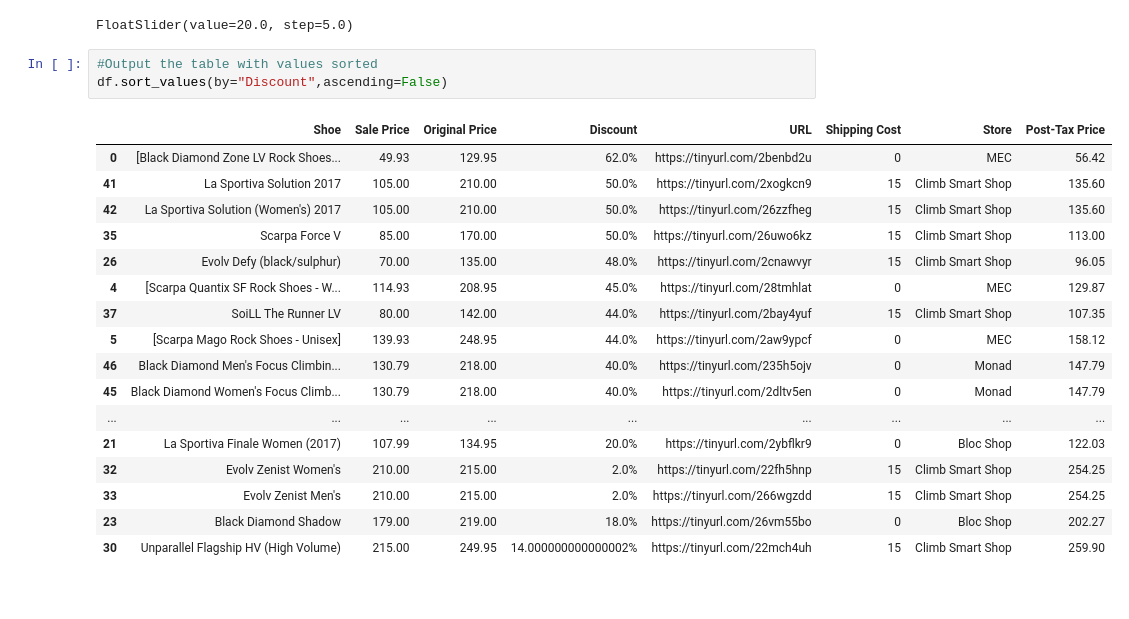
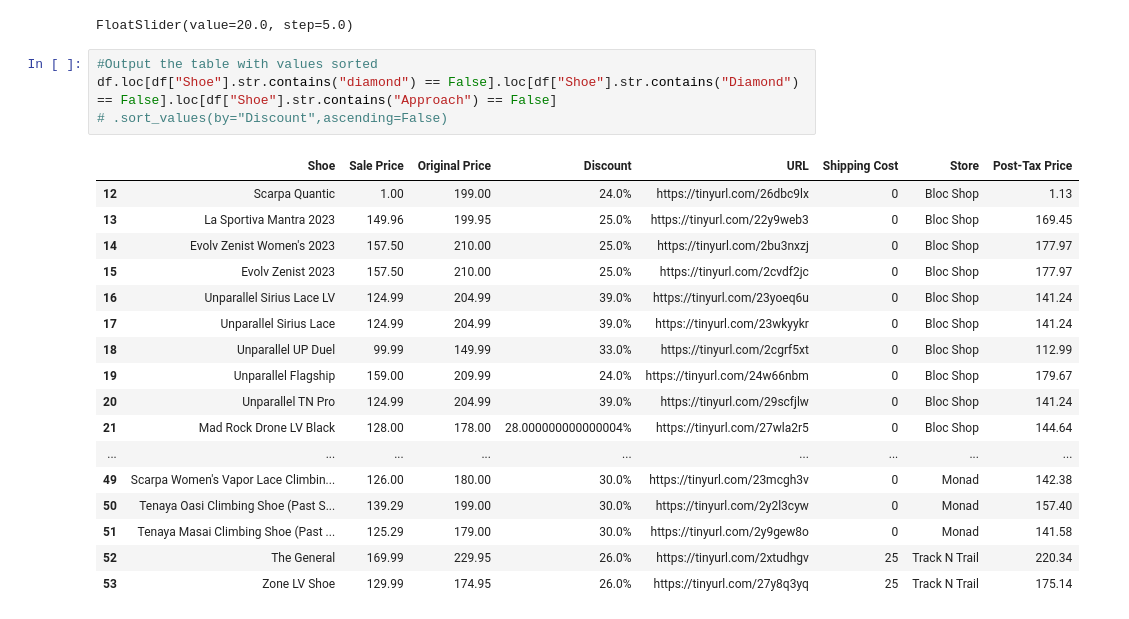
Before and after one commit to kbai612/Climbing-Shoes-Web-Scraping, a Jupyter notebook: Combined.ipynb, the cells around one changed output. Saved outputs shown, nothing was run; the diff lists cells and outputs as text.

```diff
--- a/Combined.ipynb
+++ b/Combined.ipynb
@@ -221,22 +219,23 @@ FloatText(value=20.0)
 FloatSlider(value=20.0, step=5.0)
 # %%
 #Output the table with values sorted
-df.sort_values(by="Discount",ascending=False)
+df.loc[df["Shoe"].str.contains("diamond") == False].loc[df["Shoe"].str.contains("Diamond") == False].loc[df["Shoe"].str.contains("Approach") == False]
+# .sort_values(by="Discount",ascending=False)
 # %% [output]
 |  | Shoe | Sale Price | Original Price | Discount | URL | Shipping Cost | Store | Post-Tax Price |
-| 0 | [Black Diamond Zone LV Rock Shoes... | 49.93 | 129.95 | 62.0% | https://tinyurl.com/2benbd2u | 0 | MEC | 56.42 |
-| 41 | La Sportiva Solution 2017 | 105.00 | 210.00 | 50.0% | https://tinyurl.com/2xogkcn9 | 15 | Climb Smart Shop | 135.60 |
-| 42 | La Sportiva Solution (Women's) 2017 | 105.00 | 210.00 | 50.0% | https://tinyurl.com/26zzfheg | 15 | Climb Smart Shop | 135.60 |
-| 35 | Scarpa Force V | 85.00 | 170.00 | 50.0% | https://tinyurl.com/26uwo6kz | 15 | Climb Smart Shop | 113.00 |
-| 26 | Evolv Defy (black/sulphur) | 70.00 | 135.00 | 48.0% | https://tinyurl.com/2cnawvyr | 15 | Climb Smart Shop | 96.05 |
-| 4 | [Scarpa Quantix SF Rock Shoes - W... | 114.93 | 208.95 | 45.0% | https://tinyurl.com/28tmhlat | 0 | MEC | 129.87 |
-| 37 | SoiLL The Runner LV | 80.00 | 142.00 | 44.0% | https://tinyurl.com/2bay4yuf | 15 | Climb Smart Shop | 107.35 |
-| 5 | [Scarpa Mago Rock Shoes - Unisex] | 139.93 | 248.95 | 44.0% | https://tinyurl.com/2aw9ypcf | 0 | MEC | 158.12 |
-| 46 | Black Diamond Men's Focus Climbin... | 130.79 | 218.00 | 40.0% | https://tinyurl.com/235h5ojv | 0 | Monad | 147.79 |
-| 45 | Black Diamond Women's Focus Climb... | 130.79 | 218.00 | 40.0% | https://tinyurl.com/2dltv5en | 0 | Monad | 147.79 |
+| 12 | Scarpa Quantic | 1.00 | 199.00 | 24.0% | https://tinyurl.com/26dbc9lx | 0 | Bloc Shop | 1.13 |
+| 13 | La Sportiva Mantra 2023 | 149.96 | 199.95 | 25.0% | https://tinyurl.com/22y9web3 | 0 | Bloc Shop | 169.45 |
+| 14 | Evolv Zenist Women's 2023 | 157.50 | 210.00 | 25.0% | https://tinyurl.com/2bu3nxzj | 0 | Bloc Shop | 177.97 |
+| 15 | Evolv Zenist 2023 | 157.50 | 210.00 | 25.0% | https://tinyurl.com/2cvdf2jc | 0 | Bloc Shop | 177.97 |
+| 16 | Unparallel Sirius Lace LV | 124.99 | 204.99 | 39.0% | https://tinyurl.com/23yoeq6u | 0 | Bloc Shop | 141.24 |
+| 17 | Unparallel Sirius Lace | 124.99 | 204.99 | 39.0% | https://tinyurl.com/23wkyykr | 0 | Bloc Shop | 141.24 |
+| 18 | Unparallel UP Duel | 99.99 | 149.99 | 33.0% | https://tinyurl.com/2cgrf5xt | 0 | Bloc Shop | 112.99 |
+| 19 | Unparallel Flagship | 159.00 | 209.99 | 24.0% | https://tinyurl.com/24w66nbm | 0 | Bloc Shop | 179.67 |
+| 20 | Unparallel TN Pro | 124.99 | 204.99 | 39.0% | https://tinyurl.com/29scfjlw | 0 | Bloc Shop | 141.24 |
+| 21 | Mad Rock Drone LV Black | 128.00 | 178.00 | 28.000000000000004% | https://tinyurl.com/27wla2r5 | 0 | Bloc Shop | 144.64 |
 | ... | ... | ... | ... | ... | ... | ... | ... | ... |
-| 21 | La Sportiva Finale Women (2017) | 107.99 | 134.95 | 20.0% | https://tinyurl.com/2ybflkr9 | 0 | Bloc Shop | 122.03 |
-| 32 | Evolv Zenist Women's | 210.00 | 215.00 | 2.0% | https://tinyurl.com/22fh5hnp | 15 | Climb Smart Shop | 254.25 |
-| 33 | Evolv Zenist Men's | 210.00 | 215.00 | 2.0% | https://tinyurl.com/266wgzdd | 15 | Climb Smart Shop | 254.25 |
-| 23 | Black Diamond Shadow | 179.00 | 219.00 | 18.0% | https://tinyurl.com/26vm55bo | 0 | Bloc Shop | 202.27 |
-| 30 | Unparallel Flagship HV (High Volume) | 215.00 | 249.95 | 14.000000000000002% | https://tinyurl.com/22mch4uh | 15 | Climb Smart Shop | 259.90 |
+| 49 | Scarpa Women's Vapor Lace Climbin... | 126.00 | 180.00 | 30.0% | https://tinyurl.com/23mcgh3v | 0 | Monad | 142.38 |
+| 50 | Tenaya Oasi Climbing Shoe (Past S... | 139.29 | 199.00 | 30.0% | https://tinyurl.com/2y2l3cyw | 0 | Monad | 157.40 |
+| 51 | Tenaya Masai Climbing Shoe (Past ... | 125.29 | 179.00 | 30.0% | https://tinyurl.com/2y9gew8o | 0 | Monad | 141.58 |
+| 52 | The General | 169.99 | 229.95 | 26.0% | https://tinyurl.com/2xtudhgv | 25 | Track N Trail | 220.34 |
+| 53 | Zone LV Shoe | 129.99 | 174.95 | 26.0% | https://tinyurl.com/27y8q3yq | 25 | Track N Trail | 175.14 |
```
Also changed, not shown: parts of 2 cells of this notebook.
